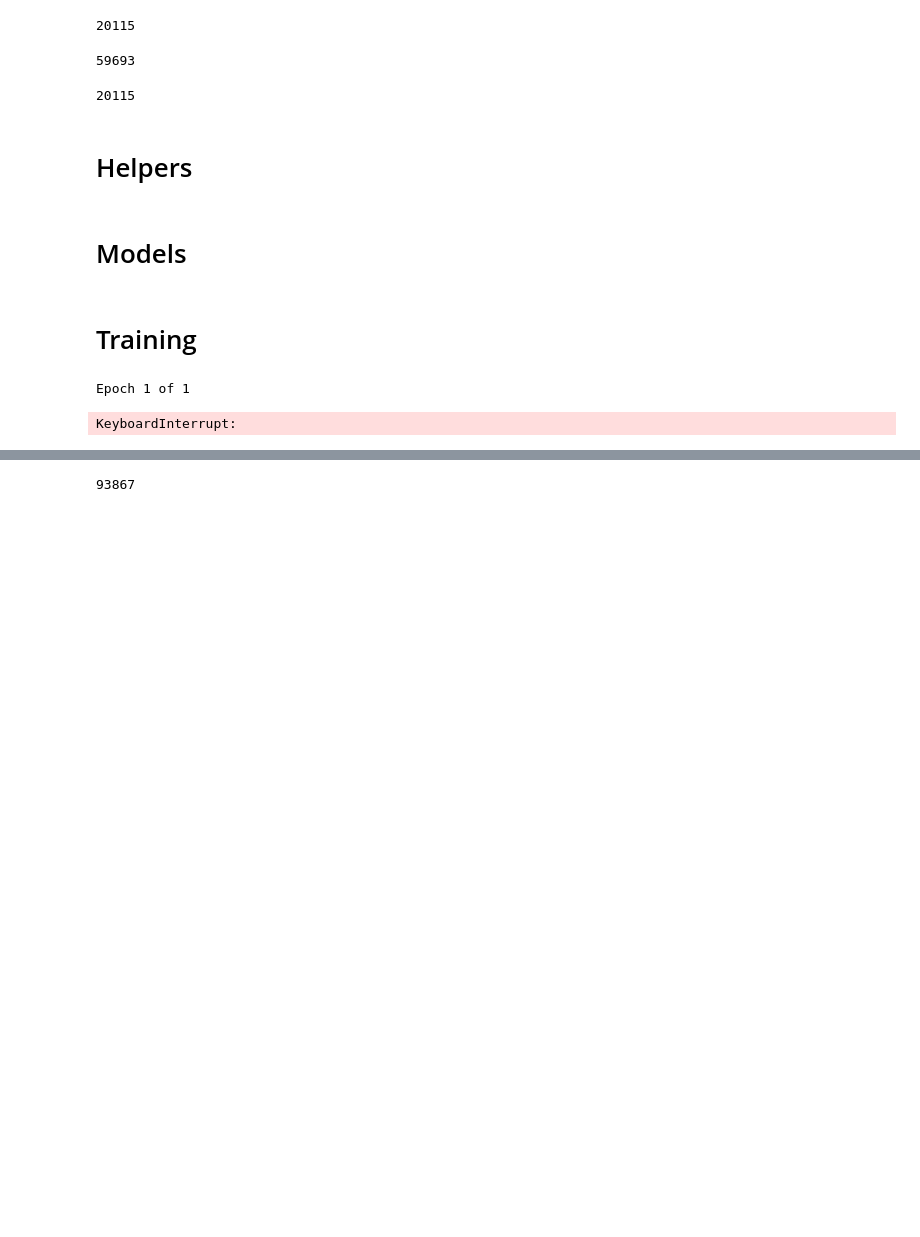
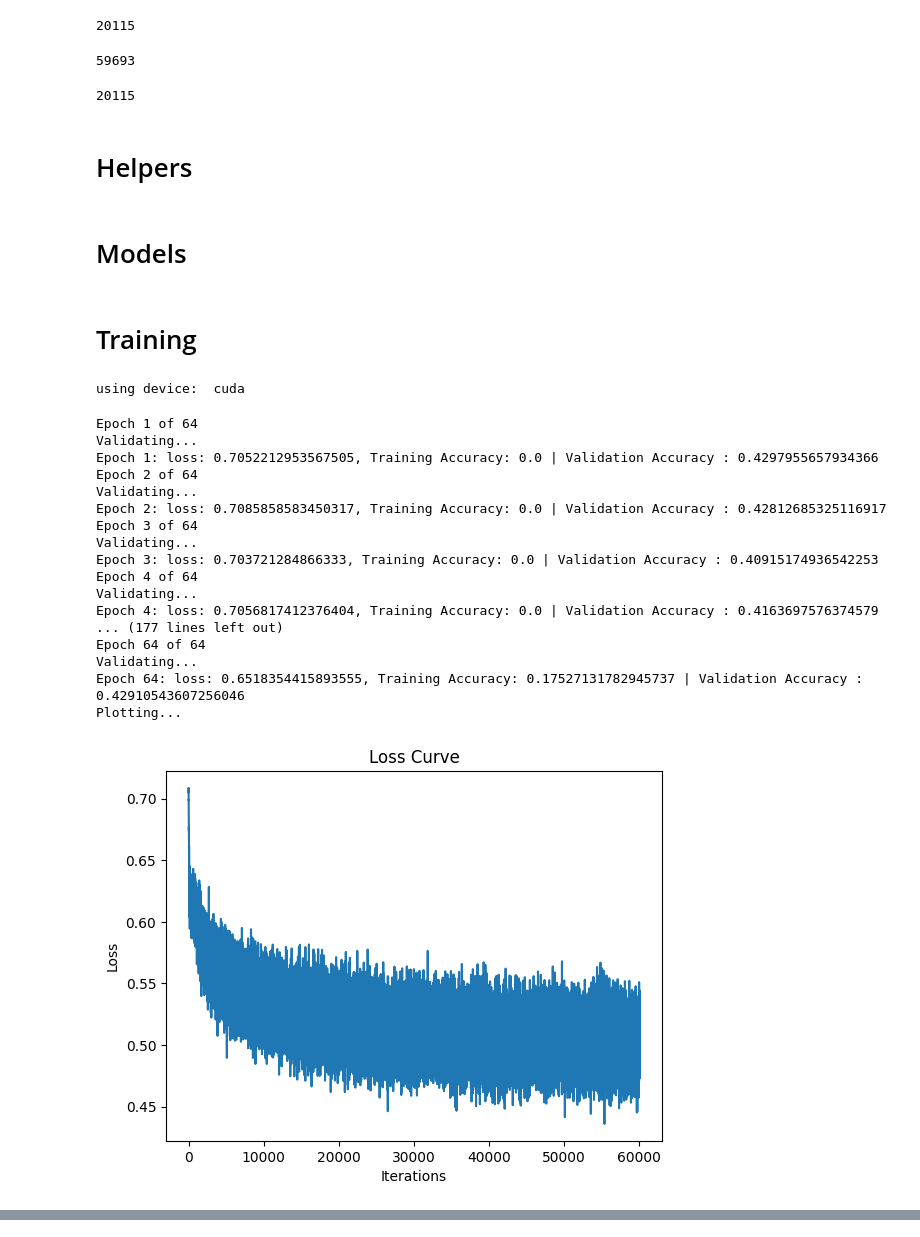
Before and after one commit to AngelinaZhai/epai-sentiment-of-tweets, a Jupyter notebook: EPAI_sentiment_analysis.ipynb, the cells around one changed output, grey strips where cells are left out. Cells and saved outputs as stored; diff of their text form; code cells hidden in the pictures; blank space fills up the shorter version.

Commit message:
Model with test results (50%), CUDA enabled
- Added GPU support to training loop
- Ran test on trained model, currently at 50% accuracy

```diff
--- a/EPAI_sentiment_analysis.ipynb
+++ b/EPAI_sentiment_analysis.ipynb
@@ -251,7 +263,7 @@ This file contains the class objects for RNN, BiRNN, LSTM, BiLSTM and GRU.
 # import gensim.downloader
 import torch
 from torch import nn
-import torchtext
+# import torchtext
 
 # global variables
 # GLOVE = torchtext.vocab.GloVe(name="6B", dim=50, max_vectors=10000)  # use 10k most common words
@@ -297,7 +309,7 @@ class NETWORK(nn.Module):
         # self.fc4 = nn.Linear(64, 32)
         # self.fc5 = nn.Linear(32, 16)
         # self.fc6 = nn.Linear(16, output_dim)
-        self.fc_out = nn.Linear(hidden_dim*n_layers, output_dim)
+        self.fc_out = nn.Linear(hidden_dim*(2 if bidirectional else 1), output_dim)
         self.relu = nn.ReLU()
         self.dropout = nn.Dropout(dropout)
 
@@ -319,7 +331,7 @@ class NETWORK(nn.Module):
         # hidden = self.relu(self.fc3(hidden))
         # hidden = self.relu(self.fc4(hidden))
         # hidden = self.relu(self.fc5(hidden))
-        return self.fc_out(hidden.squeeze(0)) #DO NOT apply relu on the last layer; sigmoid included in logit loss
+        return self.fc_out(hidden) #DO NOT apply relu on the last layer; sigmoid included in logit loss
 # %% [markdown]
 # Training
 # %%
@@ -465,29 +494,48 @@ def train_net(net, batch_size=150, learning_rate=0.005, epochs=6):
 # %%
 
 NETWORK_TYPE = 'LSTM' #specify the specific network type
 INPUT_DIM=int(len(vocab)) #size of the vocabulary (number of words, arbitrary, but 10k is a good number)
 EMBEDDING_DIM = 8 #size of the word embeddings
-HIDDEN_DIM = 4 #size of the hidden layer
+HIDDEN_DIM = 8 #size of the hidden layer
 OUTPUT_DIM = 8 #size of the output layer. Fixed to 8 for this project
 N_LAYERS = 2 #number of stacked RNN type layers. Please note that this is not the number of layers in the network. Only use 1 or 2 or else the network becomes too complex
 BIDIRECTIONAL = True #whether to use a bidirectional network
 DROPOUT = 0.35
 LEARNING_RATE = 0.00075 #learning rate for the optimizer
-EPOCHS = 1 #number of epochs to train the network
-BATCH_SIZE = 1 #size of the batches, which is the number of samples to be propagated through the network
+EPOCHS = 64 #number of epochs to train the network
+BATCH_SIZE = 100 #size of the batches, which is the number of samples to be propagated through the network
 
 #activate GPU
 device = torch.device('cuda' if torch.cuda.is_available() else 'cpu')
+print("using device: ", device)
 
 #initialize the network
 model = NETWORK(NETWORK_TYPE, INPUT_DIM, EMBEDDING_DIM, HIDDEN_DIM, OUTPUT_DIM, N_LAYERS, BIDIRECTIONAL, DROPOUT)
+model.to(device)
 #find the number of trainable parameters in the network
 # def count_parameters(model):
 #     return sum(p.numel() for p in model.parameters() if p.requires_grad)
 # print(f'The model has {count_parameters(model):,} trainable parameters')
 
 #train the network
-train_net(model, BATCH_SIZE, LEARNING_RATE, EPOCHS)
+train_net(model, device, BATCH_SIZE, LEARNING_RATE, EPOCHS)
 # %% [output]
-Epoch 1 of 1
+using device:  cuda
-KeyboardInterrupt:
+Epoch 1 of 64
+Validating...
+Epoch 1: loss: 0.7052212953567505, Training Accuracy: 0.0 | Validation Accuracy : 0.4297955657934366
+Epoch 2 of 64
+Validating...
+Epoch 2: loss: 0.7085858583450317, Training Accuracy: 0.0 | Validation Accuracy : 0.42812685325116917
+Epoch 3 of 64
+Validating...
+Epoch 3: loss: 0.703721284866333, Training Accuracy: 0.0 | Validation Accuracy : 0.40915174936542253
+Epoch 4 of 64
+Validating...
+Epoch 4: loss: 0.7056817412376404, Training Accuracy: 0.0 | Validation Accuracy : 0.4163697576374579
+... (177 lines left out)
+Epoch 64 of 64
+Validating...
+Epoch 64: loss: 0.6518354415893555, Training Accuracy: 0.17527131782945737 | Validation Accuracy : 0.42910543607256046
+Plotting...
+[figure, added]
@@ -494,6 +545,2 @@ KeyboardInterrupt:
-# %%
-len(train)
-# %% [output]
-93867
 # %%
 #testing the network on the test set
```
Also changed, not shown: parts of 9 cells of this notebook.
